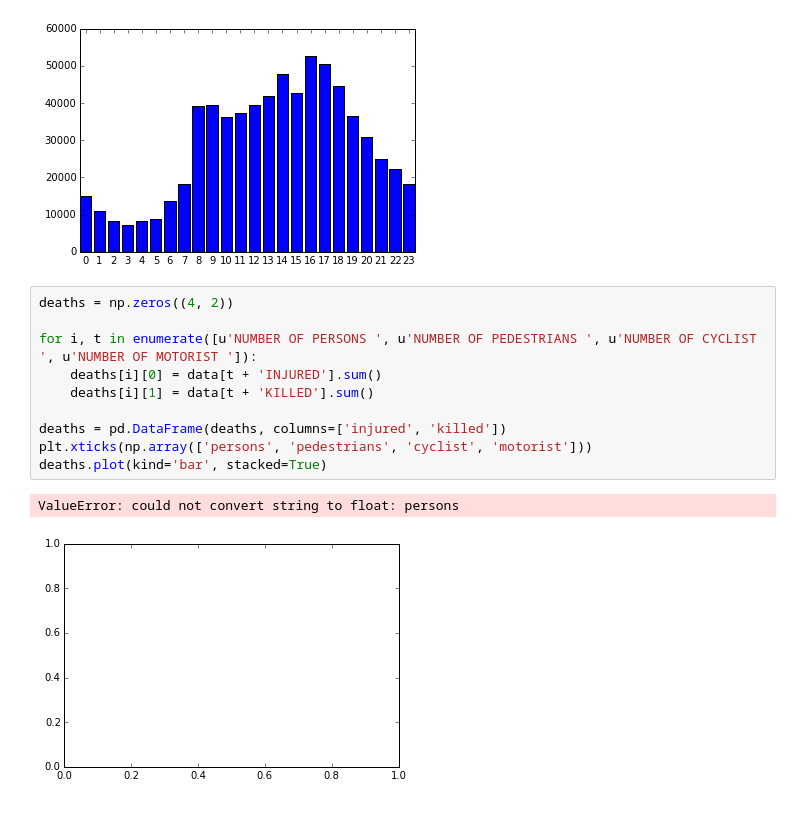
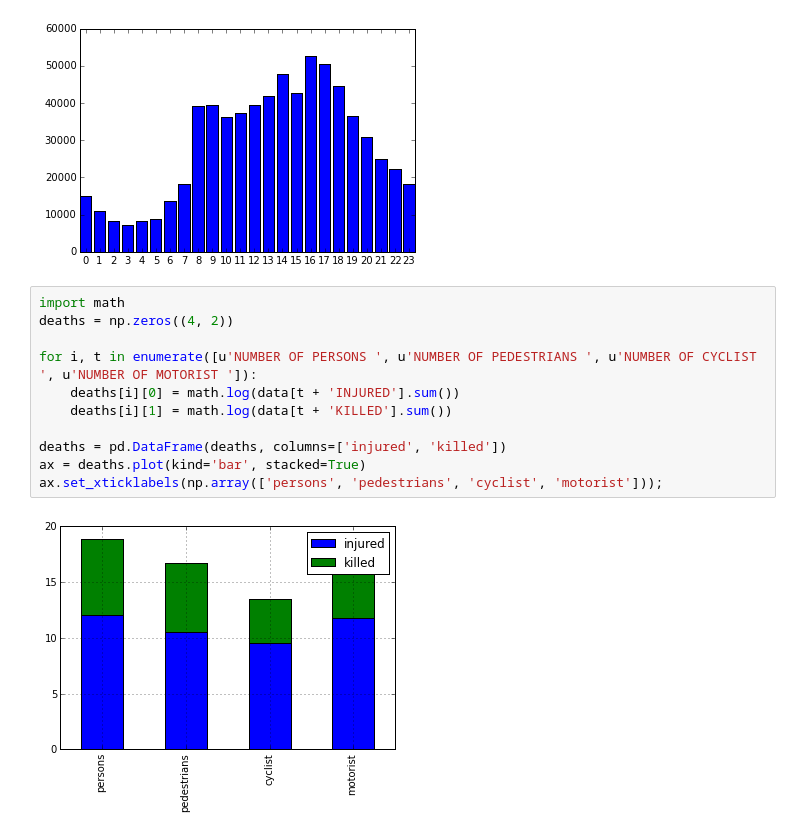
Before and after one commit to maltandhop/technosphere, a Jupyter notebook: project.ipynb, the cells around one changed output. Cells and saved outputs as stored; diff of their text form.

```diff
--- a/project.ipynb
+++ b/project.ipynb
@@ -178,15 +178,15 @@ plt.bar(hours, accidents, align='center');
 # %% [output]
 [figure]
 # %%
+import math
 deaths = np.zeros((4, 2))
 
 for i, t in enumerate([u'NUMBER OF PERSONS ', u'NUMBER OF PEDESTRIANS ', u'NUMBER OF CYCLIST ', u'NUMBER OF MOTORIST ']):
-    deaths[i][0] = data[t + 'INJURED'].sum()
-    deaths[i][1] = data[t + 'KILLED'].sum()
+    deaths[i][0] = math.log(data[t + 'INJURED'].sum())
+    deaths[i][1] = math.log(data[t + 'KILLED'].sum())
 
 deaths = pd.DataFrame(deaths, columns=['injured', 'killed'])
-plt.xticks(np.array(['persons', 'pedestrians', 'cyclist', 'motorist']))
-deaths.plot(kind='bar', stacked=True)
+ax = deaths.plot(kind='bar', stacked=True)
+ax.set_xticklabels(np.array(['persons', 'pedestrians', 'cyclist', 'motorist']));
 # %% [output]
-ValueError: could not convert string to float: persons
-[figure, old version]
+[figure, new version]
```
